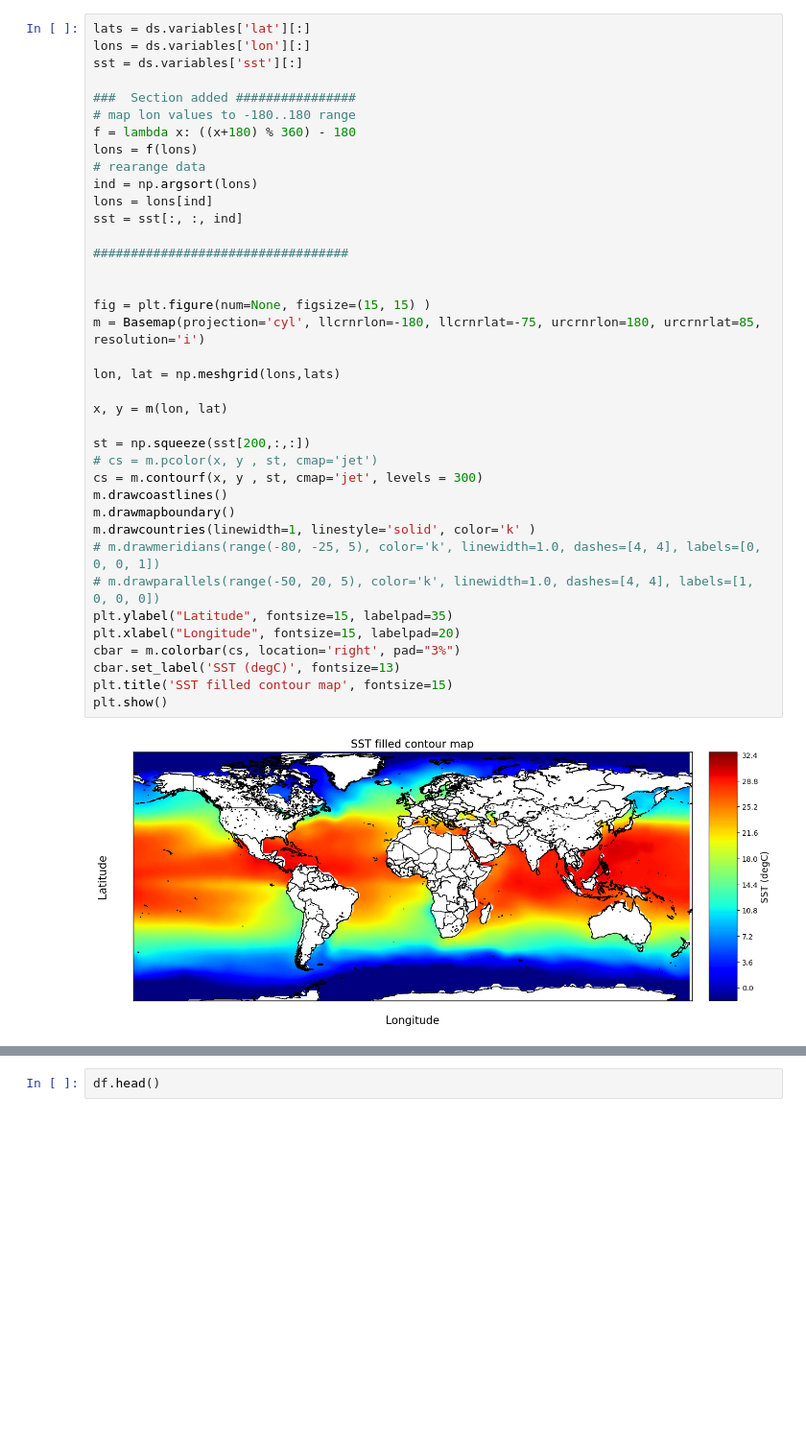
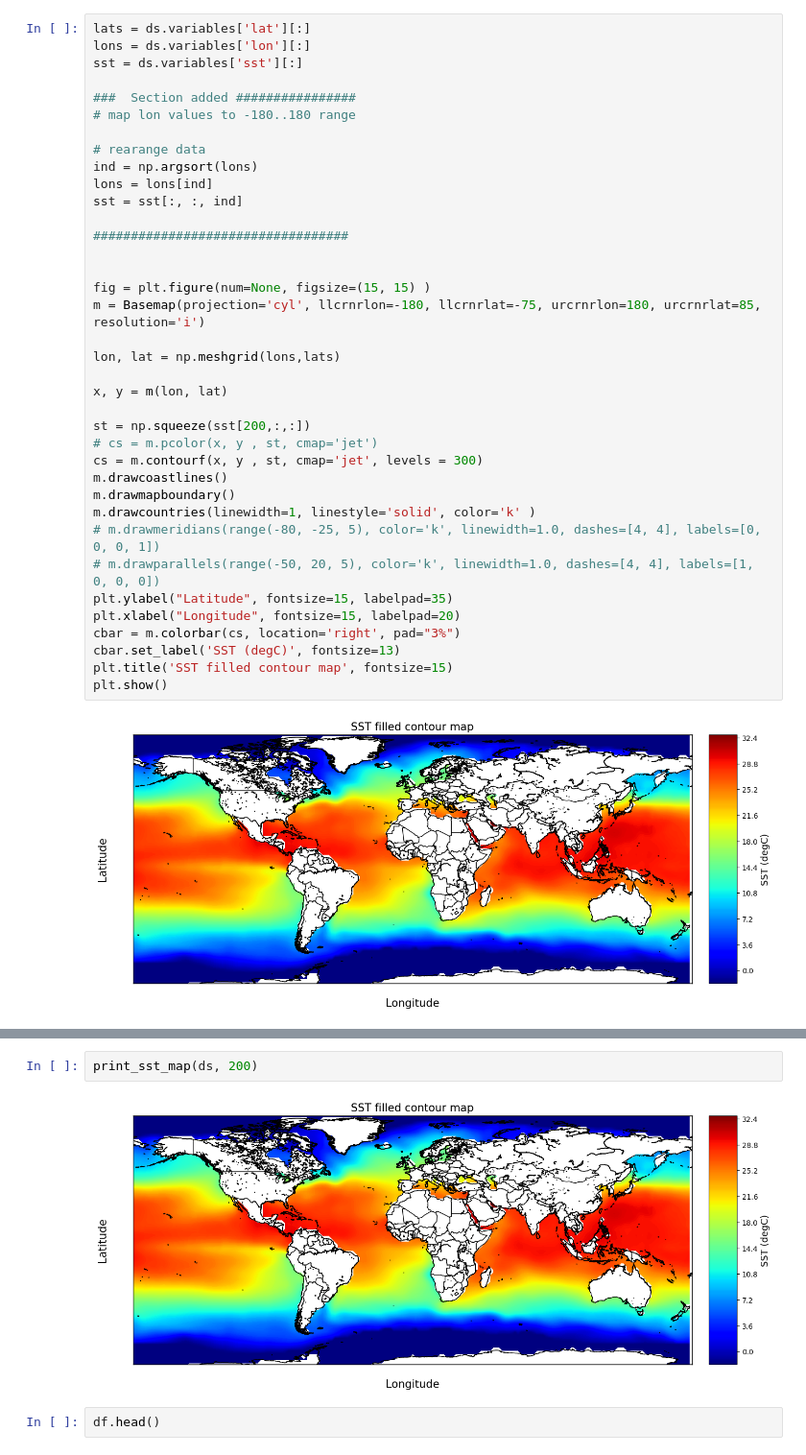
Before and after one commit to matheusvictal/sst-time-series-ml, a Jupyter notebook: sst_data.ipynb, the cells around one changed output, grey strips where cells are left out. Shown: that part at 96% size. Cells and saved outputs as stored; diff of their text form; blank space fills up the shorter version.

```diff
--- a/sst_data.ipynb
+++ b/sst_data.ipynb
@@ -153,8 +155,7 @@ sst = ds.variables['sst'][:]
 
 ###  Section added ################
 # map lon values to -180..180 range
-f = lambda x: ((x+180) % 360) - 180
-lons = f(lons)
+
 # rearange data
 ind = np.argsort(lons)
 lons = lons[ind]
@@ -229,3 +223,7 @@ plt.show()
+# %%
+print_sst_map(ds, 200)
+# %% [output]
+[figure, added]
 # %%
 df.head()
 # %% [output]
```
Also changed, not shown: parts of 8 cells of this notebook.
